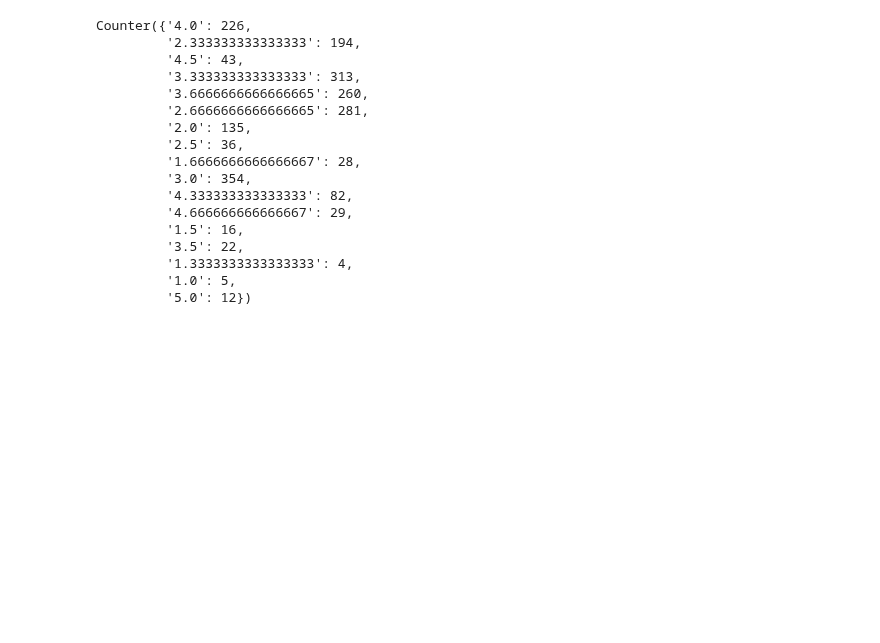
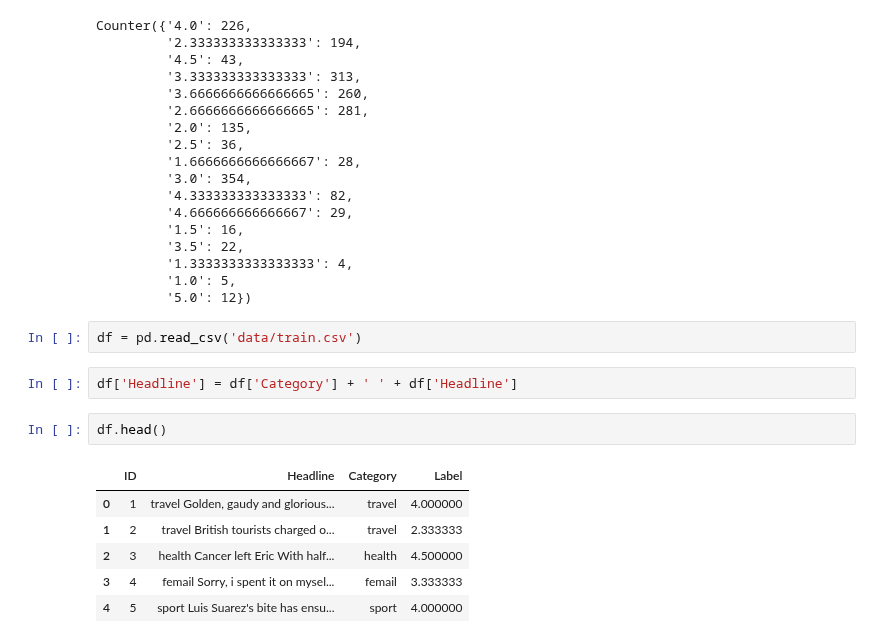
Before and after one commit to wywyWang/Data-Science-2020-Fall-NCTU, a Jupyter notebook: HW2/2-2/train.ipynb, the cells around one changed output. Drawn from its saved outputs; the diff is of its cells as text; blank space fills up the shorter version.

```diff
--- a/HW2/2-2/train.ipynb
+++ b/HW2/2-2/train.ipynb
@@ -242,3 +241,16 @@ Counter({'4.0': 226,
          '1.3333333333333333': 4,
          '1.0': 5,
          '5.0': 12})
+# %%
+df = pd.read_csv('data/train.csv')
+# %%
+df['Headline'] = df['Category'] + ' ' + df['Headline']
+# %%
+df.head()
+# %% [output]
+|  | ID | Headline | Category | Label |
+| 0 | 1 | travel Golden, gaudy and glorious... | travel | 4.000000 |
+| 1 | 2 | travel British tourists charged o... | travel | 2.333333 |
+| 2 | 3 | health Cancer left Eric With half... | health | 4.500000 |
+| 3 | 4 | femail Sorry, i spent it on mysel... | femail | 3.333333 |
+| 4 | 5 | sport Luis Suarez's bite has ensu... | sport | 4.000000 |
```
Also changed, not shown: parts of 10 cells of this notebook, 3 other files.
